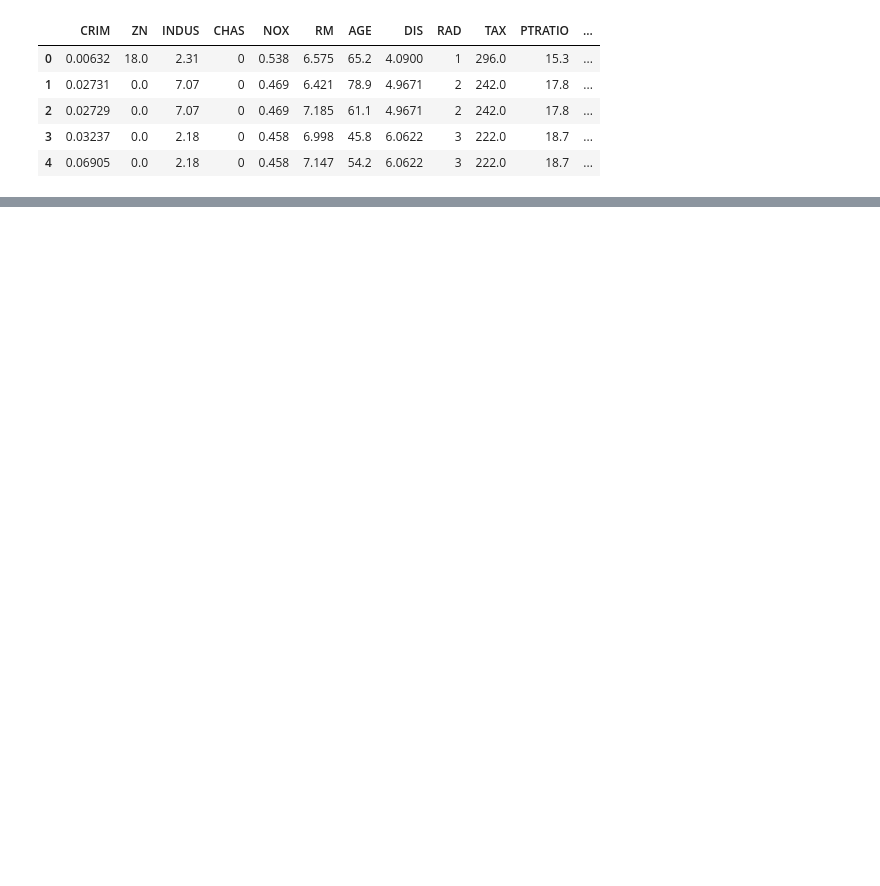
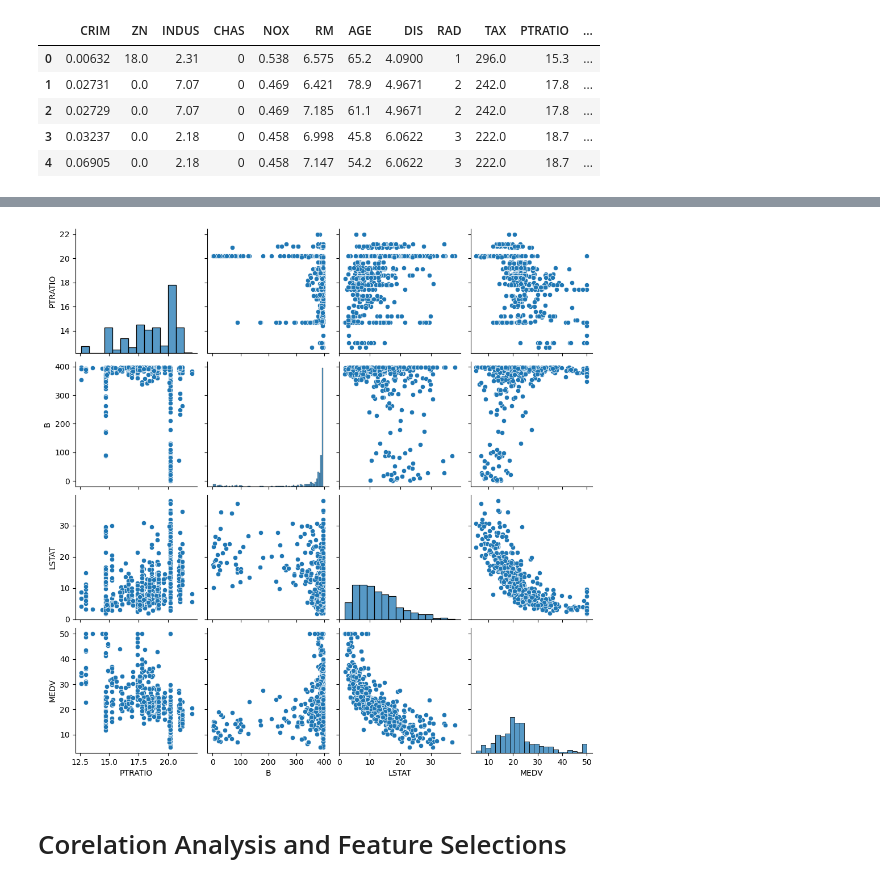
Before and after one commit to YashDagade/ML-Udemy, a Jupyter notebook: Section 3/Boston Housing.ipynb, the cells around one changed output, grey strips where cells are left out. Saved outputs shown, nothing was run; the diff lists cells and outputs as text; code cells hidden in the pictures; blank space fills up the shorter version.

```diff
--- a/Section 3/Boston Housing.ipynb
+++ b/Section 3/Boston Housing.ipynb
@@ -40,0 +90,8 @@ df.head()
+# %%
+col_study = ["PTRATIO", "B", "LSTAT", "MEDV"]
+sns.pairplot(df[col_study], height=2.5)
+plt.show()
+# %% [output]
+[figure, added]
+# %% [markdown]
+# Corelation Analysis and Feature Selections
```
Also changed, not shown: parts of 69 cells of this notebook, 2 other files.
